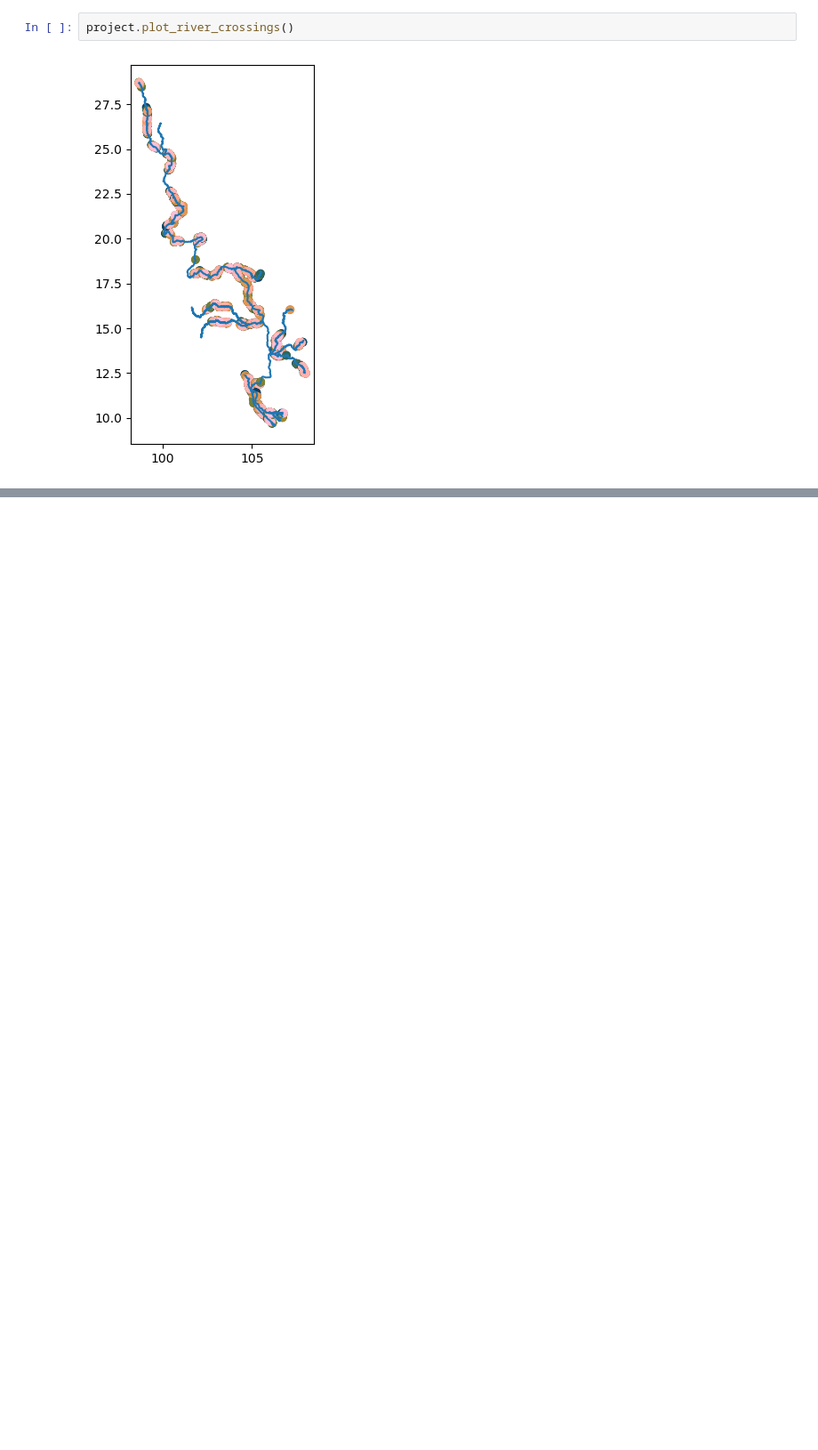
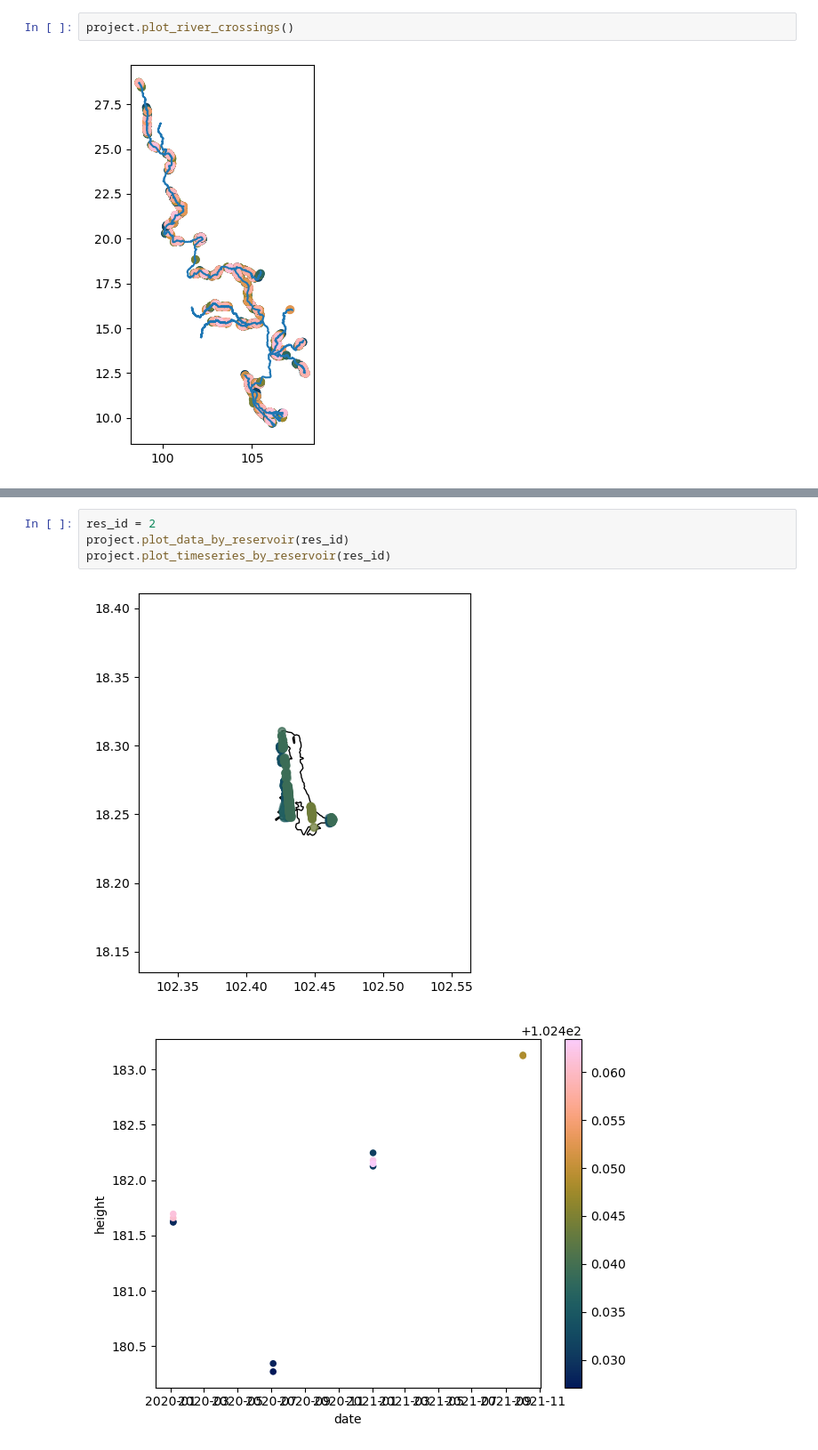
Before and after one commit to DHI/HydroEO, a Jupyter notebook: notebooks/project_test.ipynb, the cells around one changed output, grey strips where cells are left out. Shown at 89% size. Cells and saved outputs as stored; diff of their text form; blank space fills up the shorter version.

Commit message:
add initial support for reservoirs

```diff
--- a/notebooks/project_test.ipynb
+++ b/notebooks/project_test.ipynb
@@ -70,0 +103,7 @@ project.plot_river_crossings()
+# %%
+res_id = 2
+project.plot_data_by_reservoir(res_id)
+project.plot_timeseries_by_reservoir(res_id)
+# %% [output]
+[figure, added]
+[figure, added]
```
Also changed, not shown: parts of 6 cells of this notebook, 3 other files.
